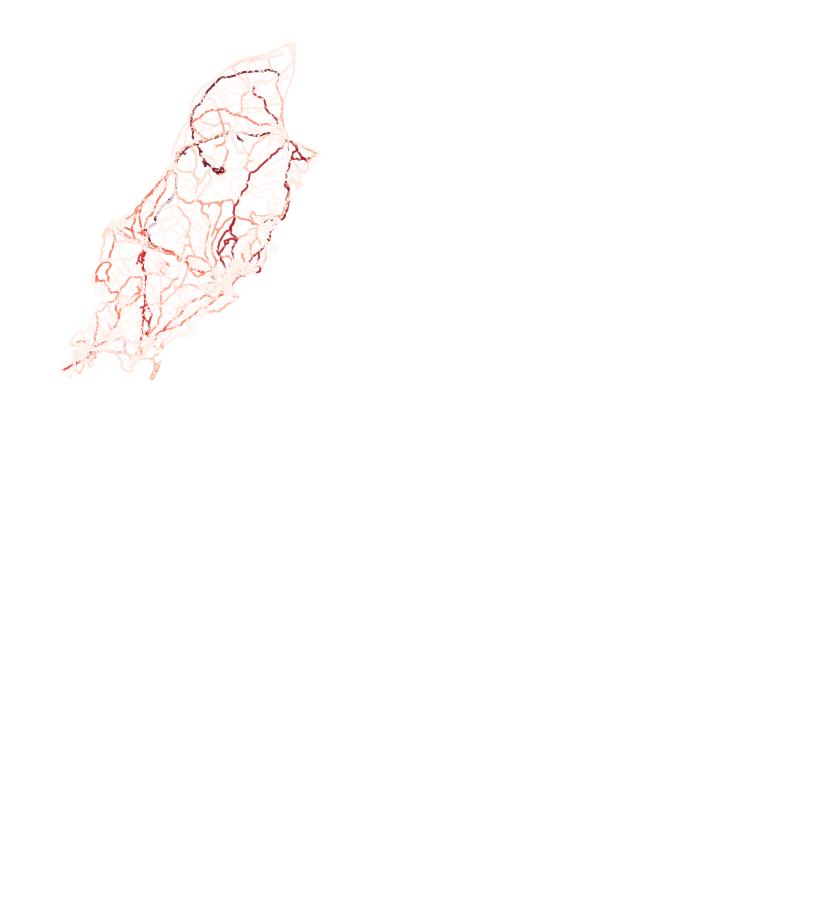
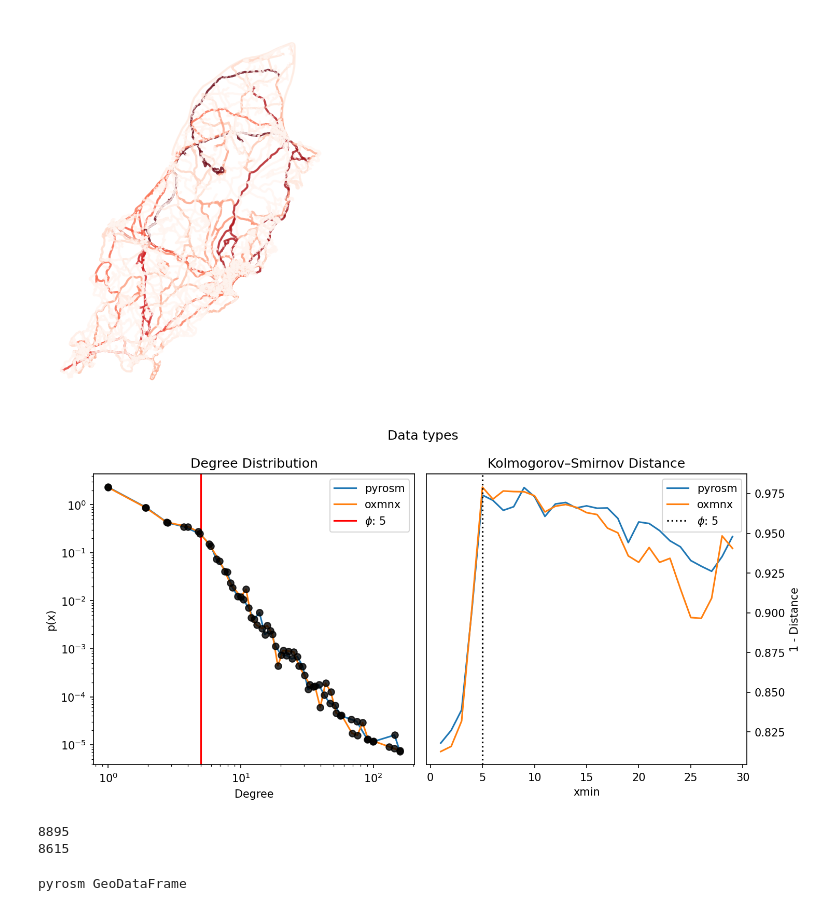
Before and after one commit to LassePSH/DualGraphDirCon, a Jupyter notebook: tests.ipynb, the cells around one changed output. Saved outputs shown, nothing was run; the diff lists cells and outputs as text; code cells hidden in the pictures; blank space fills up the shorter version.

```diff
--- a/tests.ipynb
+++ b/tests.ipynb
@@ -43,3 +46,75 @@ plt.axis('off')
 plt.show()
 # %% [output]
 [figure]
+# %%
+def compute_ks(degree,min_range):
+    distance = []
+    for i_min in min_range:
+        fit = powerlaw.Fit(degree,discrete=True,xmin=i_min)
+        a = fit.alpha
+        xmin = fit.xmin
+        x_fit = degree[degree>xmin]
+        distance.append(fit.power_law.D)
+
+    return np.array(distance), min_range
+# %%
+ps = 5
+
+fig, axs = plt.subplots(nrows=1, ncols=2, figsize=(10, 5),dpi=150)
+axs = axs.ravel()
+ax = axs[0]
+
+d_type = ['pyrosm','oxmnx',]
+
+# Histogram data
+for enu, degree_obs_val in enumerate([gdf_merged.degree.values, gdf_merged_ox.degree.values]):
+
+    y, x = np.histogram(degree_obs_val, bins=np.logspace(0, np.log10(degree_obs_val.max()), len(np.unique(degree_obs_val))), density=True)
+    x = x[:-1]
+    x_nn = x[y != 0][:-1]
+    y_nn = y[y != 0][:-1]
+    ax.scatter(x_nn, y_nn, alpha=0.8, zorder=3, color='k')
+    ax.plot(x_nn, y_nn, alpha=1, zorder=2,label=d_type[enu])
+    ax.set_ylabel('p(x)')
+    ax.set_xlabel('Degree')
+    ax.set_xscale('log')
+    ax.set_yscale('log')
+    ax.set_title("Degree Distribution")
+
+    ks_dist, xmins = compute_ks(degree_obs_val[degree_obs_val!=0], range(1,30))
+    ax2 = axs[1]
+    # ax2.scatter(xmins,1-ks_dist,color='red')
+    ax2.plot(xmins,1-ks_dist,label=d_type[enu])
+    ax2.set_xlabel('xmin')
+    ax2.set_ylabel('1 - Distance')
+    ax2.yaxis.tick_right()
+    ax2.yaxis.set_label_position("right")
+    ax2.set_title('Kolmogorov–Smirnov Distance')
+
+ax.axvline(ps,label=f'$\phi$: {ps}',color='red')
+ax2.axvline(ps,color='k',linestyle='dotted',label='$\phi$: '+str(ps))
+ax2.legend()
+ax.legend()
+
+plt.suptitle('Data types')
+plt.tight_layout()
+plt.show()
+# %% [output]
+[figure, added]
+# %%
+print(len(gdf_merged))
+print(len(gdf_merged_ox))
+# %% [output]
+8895
+8615
+# %%
+from importlib import reload
+reload(dual_conti)
+
+
+fp = get_data('Monaco')
+osm = OSM(fp)
+_, shape_df = osm.get_network(nodes=True)
+gdf_merged, H = dual_conti.get_dual_dir_con(t_buffer=5, a_threshold=30, data=shape_df)
+# %% [output]
+pyrosm GeoDataFrame
```
Also changed, not shown: parts of 2 cells of this notebook, 1 other file.
